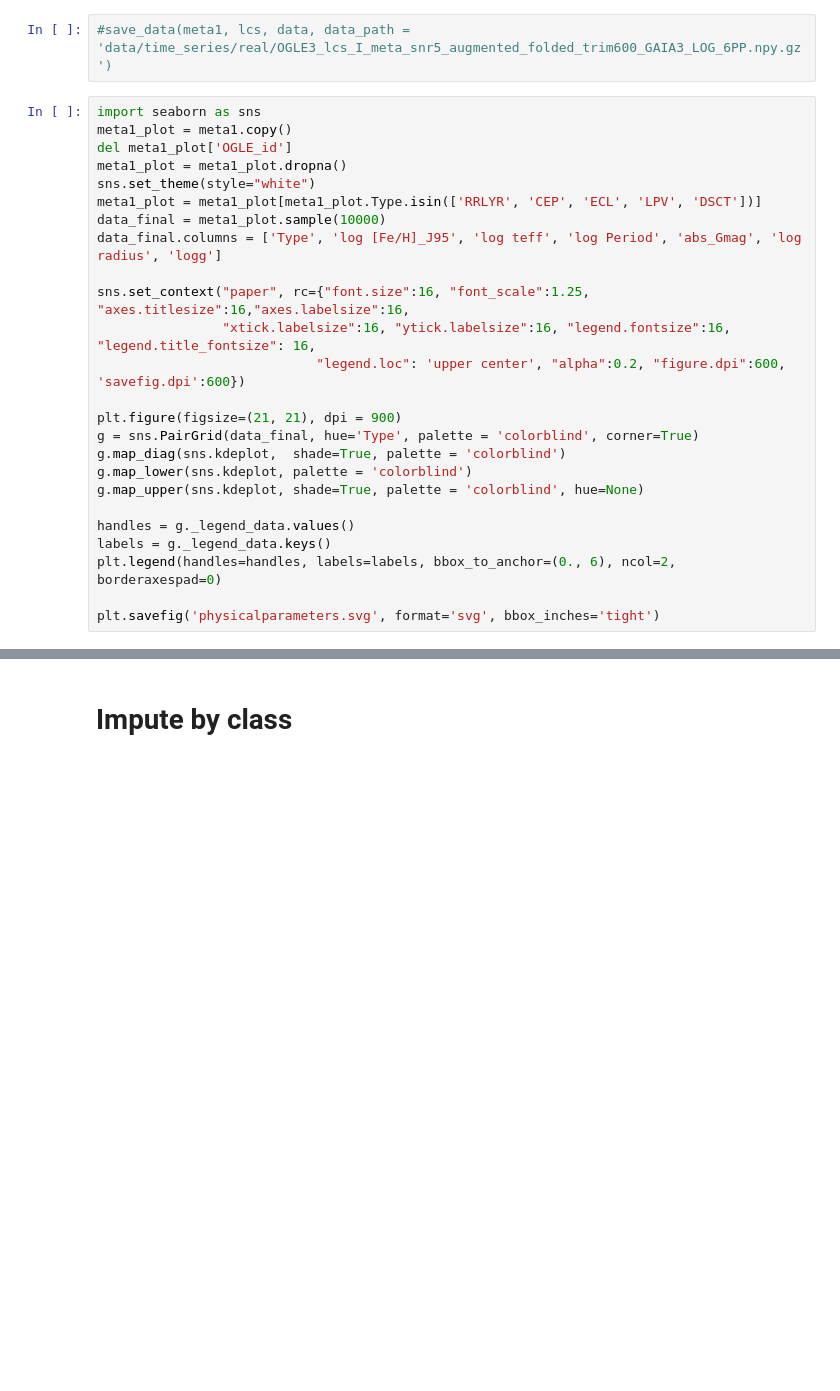
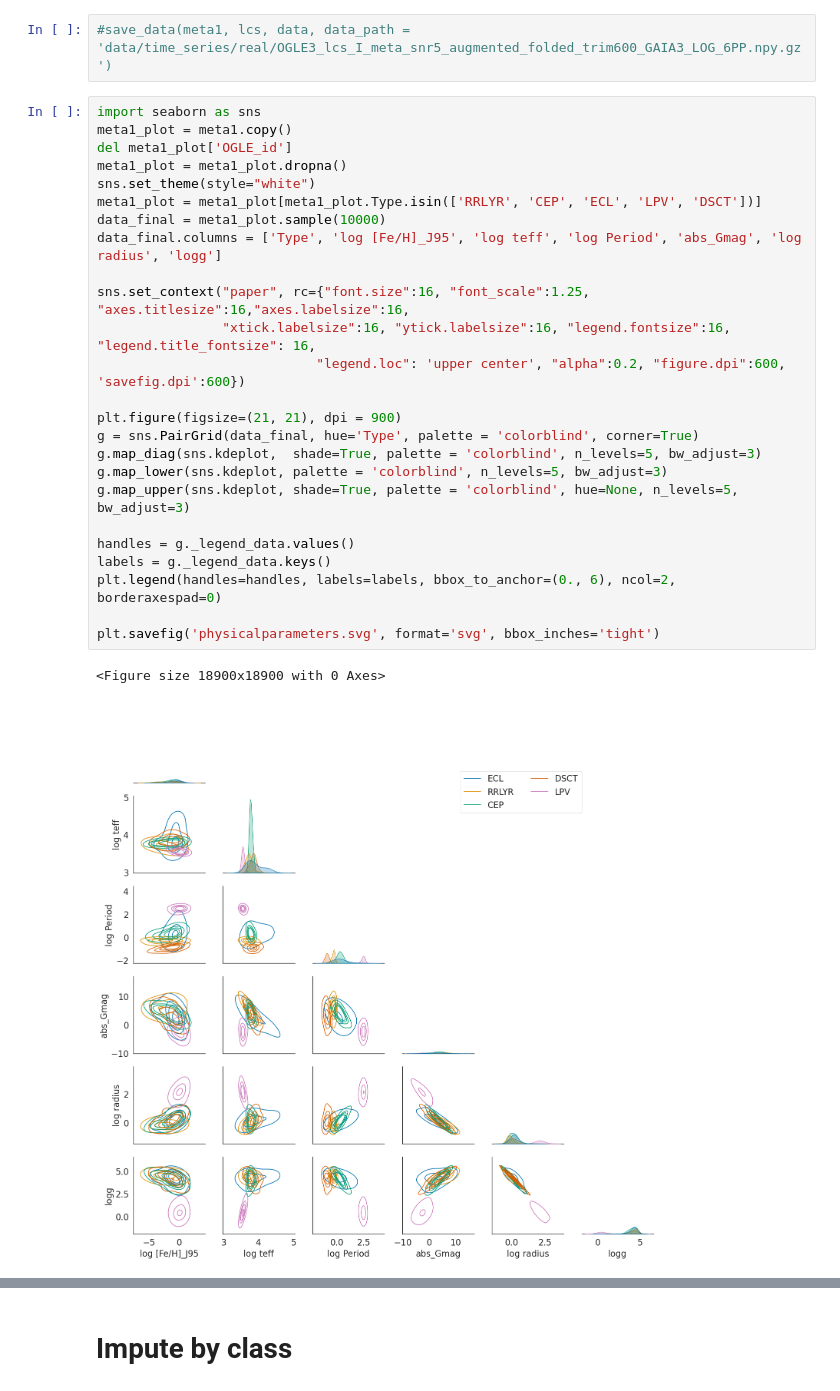
Before and after one commit to frperezgalarce/cnn-pels-vae, a Jupyter notebook: notebooks/oldnotebooks/11.GAIA3_processing.ipynb, the cells around one changed output, grey strips where cells are left out. Cells and saved outputs as stored; diff of their text form; blank space fills up the shorter version.

```diff
--- a/notebooks/oldnotebooks/11.GAIA3_processing.ipynb
+++ b/notebooks/oldnotebooks/11.GAIA3_processing.ipynb
@@ -721,25 +719,28 @@ fail
 # %%
 import seaborn as sns
 meta1_plot = meta1.copy()
 del meta1_plot['OGLE_id']
 meta1_plot = meta1_plot.dropna()
 sns.set_theme(style="white")
 meta1_plot = meta1_plot[meta1_plot.Type.isin(['RRLYR', 'CEP', 'ECL', 'LPV', 'DSCT'])]
 data_final = meta1_plot.sample(10000)
 data_final.columns = ['Type', 'log [Fe/H]_J95', 'log teff', 'log Period', 'abs_Gmag', 'log radius', 'logg']
 
 sns.set_context("paper", rc={"font.size":16, "font_scale":1.25, "axes.titlesize":16,"axes.labelsize":16,
                 "xtick.labelsize":16, "ytick.labelsize":16, "legend.fontsize":16, "legend.title_fontsize": 16,
                             "legend.loc": 'upper center', "alpha":0.2, "figure.dpi":600, 'savefig.dpi':600})
 
 plt.figure(figsize=(21, 21), dpi = 900)
 g = sns.PairGrid(data_final, hue='Type', palette = 'colorblind', corner=True)
-g.map_diag(sns.kdeplot,  shade=True, palette = 'colorblind')
-g.map_lower(sns.kdeplot, palette = 'colorblind')
-g.map_upper(sns.kdeplot, shade=True, palette = 'colorblind', hue=None)
+g.map_diag(sns.kdeplot,  shade=True, palette = 'colorblind', n_levels=5, bw_adjust=3)
+g.map_lower(sns.kdeplot, palette = 'colorblind', n_levels=5, bw_adjust=3)
+g.map_upper(sns.kdeplot, shade=True, palette = 'colorblind', hue=None, n_levels=5, bw_adjust=3)
 
 handles = g._legend_data.values()
 labels = g._legend_data.keys()
 plt.legend(handles=handles, labels=labels, bbox_to_anchor=(0., 6), ncol=2, borderaxespad=0)
 
 plt.savefig('physicalparameters.svg', format='svg', bbox_inches='tight')
+# %% [output]
+<Figure size 18900x18900 with 0 Axes>
+[figure, added]
```
Also changed, not shown: parts of 2 cells of this notebook, 18 other files.
